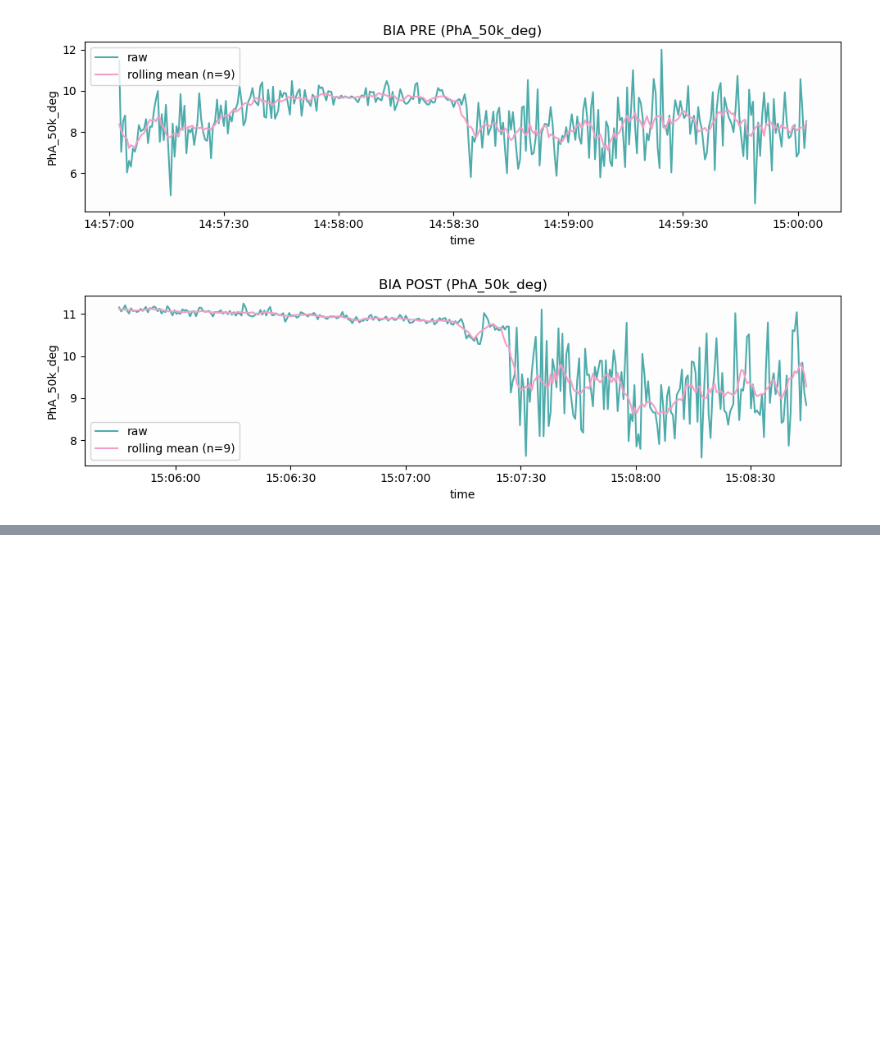
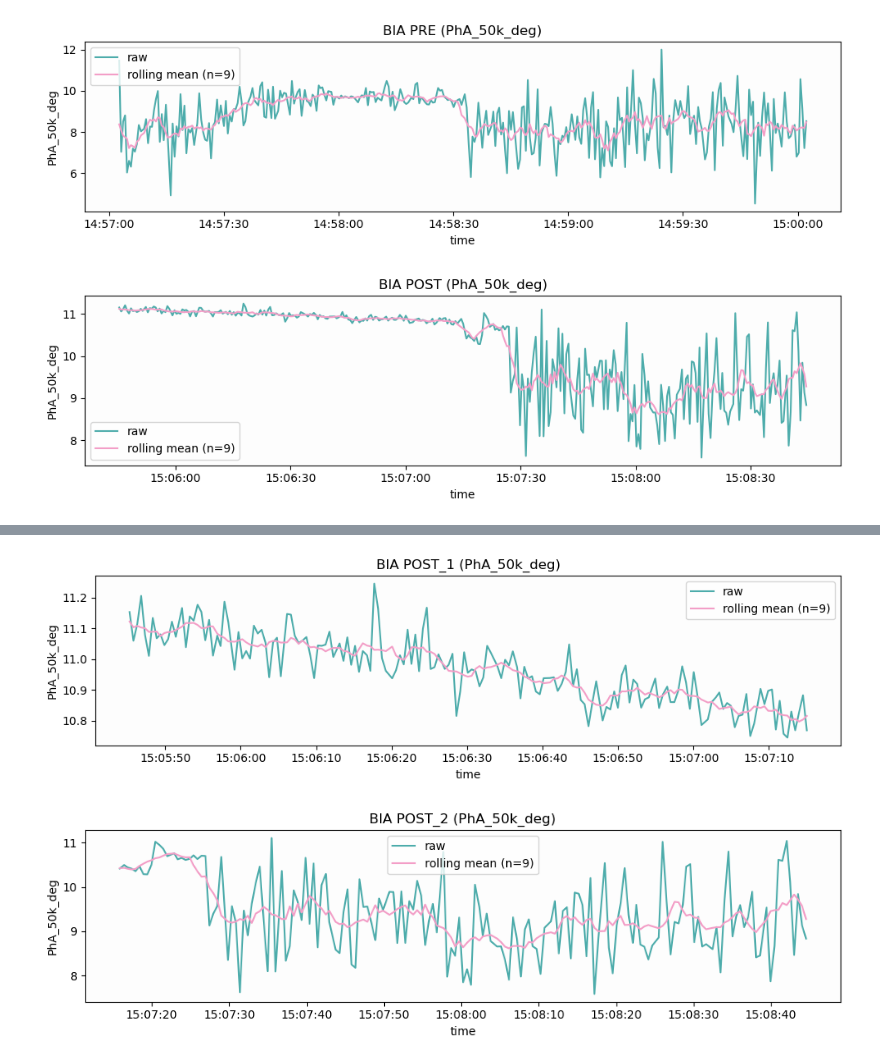
Before and after one commit to lucassavona85-png/Time-Series, a Jupyter notebook: code/main.ipynb, the cells around one changed output, grey strips where cells are left out. Cells and saved outputs as stored; diff of their text form; code cells hidden in the pictures; blank space fills up the shorter version.

```diff
--- a/code/main.ipynb
+++ b/code/main.ipynb
@@ -69,8 +69,41 @@ def slice_window(df, t0, t1):
 bia_pre  = slice_window(data_bia_analysis, pre_start, pre_end)
 bia_post = slice_window(data_bia_analysis, post_start, post_end)
 
+#==================================================================================
+# POST_1 / POST_2 (hard segmentation, variance change-point MLE)
+#==================================================================================
 
+# Work on the POST PhA series
+s_post = pd.to_numeric(bia_post["PhA_50k_deg"], errors="coerce").to_numpy()
+finite_mask = np.isfinite(s_post)
+y = s_post[finite_mask]
+n = len(y)
+
+K_MIN = int(0.15 * n)  # avoid edges
+K_MAX = int(0.85 * n)
+
+# (Gaussian, different variances) MLE split: minimize n1*log(var1)+n2*log(var2)
+scores = []
+for k in range(K_MIN, K_MAX):
+    v1 = np.var(y[:k], ddof=1)
+    v2 = np.var(y[k:], ddof=1)
+    scores.append(len(y[:k]) * np.log(v1) + len(y[k:]) * np.log(v2))
+
+k_f = int(np.argmin(scores) + K_MIN)              # split index in finite-only y
+finite_idx = np.flatnonzero(finite_mask)          # mapping to dataframe rows
+k_df = int(finite_idx[k_f])                       # split index in bia_post rows
+split_time = bia_post["time"].iloc[k_df]
+
+bia_post_1 = bia_post.iloc[:k_df].copy()
+bia_post_2 = bia_post.iloc[k_df:].copy()
+
+print("POST split_time =", split_time)
+print("var POST_1 =", float(pd.to_numeric(bia_post_1["PhA_50k_deg"], errors="coerce").var(ddof=1)))
+print("var POST_2 =", float(pd.to_numeric(bia_post_2["PhA_50k_deg"], errors="coerce").var(ddof=1)))
+
+#==================================================================================
 #  PLOTS (just for verification)
+#==================================================================================
 
 def plot_window(df_win, title, y_col="PhA_50k_deg", smooth_n=9):
     if len(df_win) < 5:
@@ -95,28 +128,46 @@ def plot_window(df_win, title, y_col="PhA_50k_deg", smooth_n=9):
 
 plot_window(bia_pre,  "BIA PRE (PhA_50k_deg)")
 plot_window(bia_post, "BIA POST (PhA_50k_deg)")
-
+plot_window(bia_post_1, "BIA POST_1 (PhA_50k_deg)")
+plot_window(bia_post_2, "BIA POST_2 (PhA_50k_deg)")
 
 # OUTPUT (variables to use)
 
-pha_pre  = bia_pre["PhA_50k_deg"].astype(float).dropna().to_numpy()
-pha_post = bia_post["PhA_50k_deg"].astype(float).dropna().to_numpy()
+
+pha_pre    = bia_pre["PhA_50k_deg"].astype(float).dropna().to_numpy()
+pha_post   = bia_post["PhA_50k_deg"].astype(float).dropna().to_numpy()
+pha_post_1 = bia_post_1["PhA_50k_deg"].astype(float).dropna().to_numpy()
+pha_post_2 = bia_post_2["PhA_50k_deg"].astype(float).dropna().to_numpy()
 
 t_pre  = (bia_pre["time"]  - bia_pre["time"].iloc[0]).dt.total_seconds().to_numpy()
 t_post = (bia_post["time"] - bia_post["time"].iloc[0]).dt.total_seconds().to_numpy()
+t_post_1 = (bia_post_1["time"] - bia_post_1["time"].iloc[0]).dt.total_seconds().to_numpy()
+t_post_2 = (bia_post_2["time"] - bia_post_2["time"].iloc[0]).dt.total_seconds().to_numpy()
 
 dt_pre_med  = float(bia_pre["time"].diff().dt.total_seconds().median())
 dt_post_med = float(bia_post["time"].diff().dt.total_seconds().median())
-fs_pre_est  = 1.0 / dt_pre_med
-fs_post_est = 1.0 / dt_post_med
+dt_post1_med = float(bia_post_1["time"].diff().dt.total_seconds().median())
+dt_post2_med = float(bia_post_2["time"].diff().dt.total_seconds().median())
+
+fs_pre_est   = 1.0 / dt_pre_med
+fs_post_est  = 1.0 / dt_post_med
+fs_post1_est = 1.0 / dt_post1_med
+fs_post2_est = 1.0 / dt_post2_med
 
 print("\nVARIABLES À UTILISER")
-print("- bia_pre   : DataFrame PRE (colonnes: time, PhA_50k_deg, etc.)")
-print("- bia_post  : DataFrame POST (colonnes: time, PhA_50k_deg, etc.)")
-print("- pha_pre   : numpy array, PhA_50k_deg sur PRE")
-print("- pha_post  : numpy array, PhA_50k_deg sur POST")
-print("- t_pre     : numpy array, temps (s) relatif au début de PRE")
-print("- t_post    : numpy array, temps (s) relatif au début de POST")
-print("- fs_pre_est  : float, fs approx PRE (= 1 / dt_médian)")
-print("- fs_post_est : float, fs approx POST (= 1 / dt_médian)")
+print("- bia_pre      : DataFrame PRE")
+print("- bia_post     : DataFrame POST (global)")
+print("- bia_post_1   : DataFrame POST_1 (avant split)")
+print("- bia_post_2   : DataFrame POST_2 (après split)")
+print("- pha_pre      : numpy array, PhA_50k_deg sur PRE")
+print("- pha_post     : numpy array, PhA_50k_deg sur POST global")
+print("- pha_post_1   : numpy array, PhA_50k_deg sur POST_1")
+print("- pha_post_2   : numpy array, PhA_50k_deg sur POST_2")
+print("- t_pre        : numpy array, temps (s) relatif au début de PRE")
+print("- t_post       : numpy array, temps (s) relatif au début de POST (global)")
+print("- t_post_1     : numpy array, temps (s) relatif au début de POST_1")
+print("- t_post_2     : numpy array, temps (s) relatif au début de POST_2")
+print("- fs_pre_est    : float, fs approx PRE (= 1 / dt_médian)")
+print("- fs_post_est   : float, fs approx POST global")
+print("- fs_post1_est  : float, fs approx POST_1")
 # %% [output]
@@ -133,0 +179,2 @@ VARIABLES À UTILISER
+[figure, added]
+[figure, added]
```
Also changed, not shown: parts of 9 cells of this notebook.
